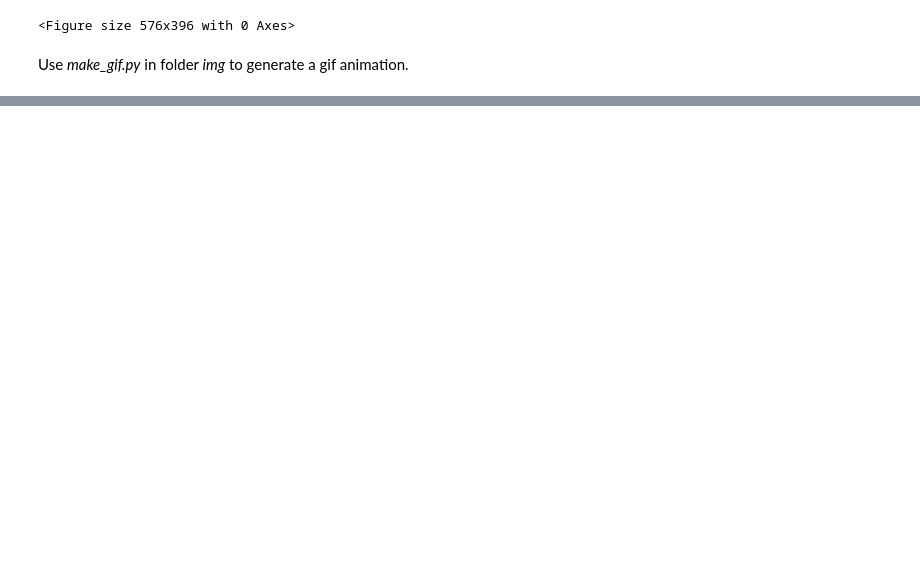
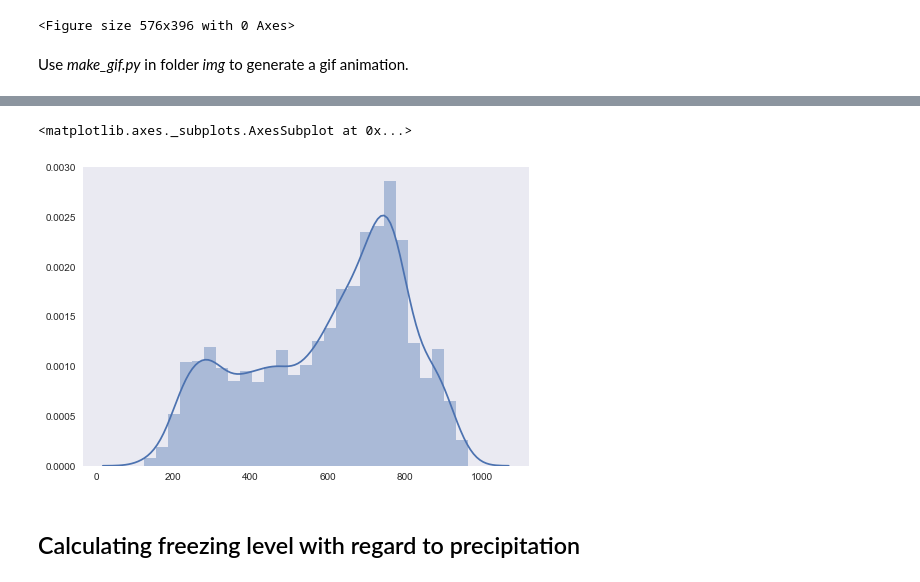
Before and after one commit to kmunve/APS, a Jupyter notebook: aps/notebooks/freezing_level.ipynb, the cells around one changed output, grey strips where cells are left out. Cells and saved outputs as stored; diff of their text form; code cells hidden in the pictures; blank space fills up the shorter version.

Commit message:
Started aligning freezing level with precip.

```diff
--- a/aps/notebooks/freezing_level.ipynb
+++ b/aps/notebooks/freezing_level.ipynb
@@ -139,0 +156,8 @@ sns.kdeplot(fl_region.flatten())
+# %%
+fl_region_flat = fl_region[~np.isnan(fl_region)].data.flatten()
+sns.distplot(fl_region_flat)
+# %% [output]
+<matplotlib.axes._subplots.AxesSubplot at 0x...>
+[figure, added]
+# %% [markdown]
+## Calculating freezing level with regard to precipitation
```
Also changed, not shown: parts of 9 cells of this notebook.
